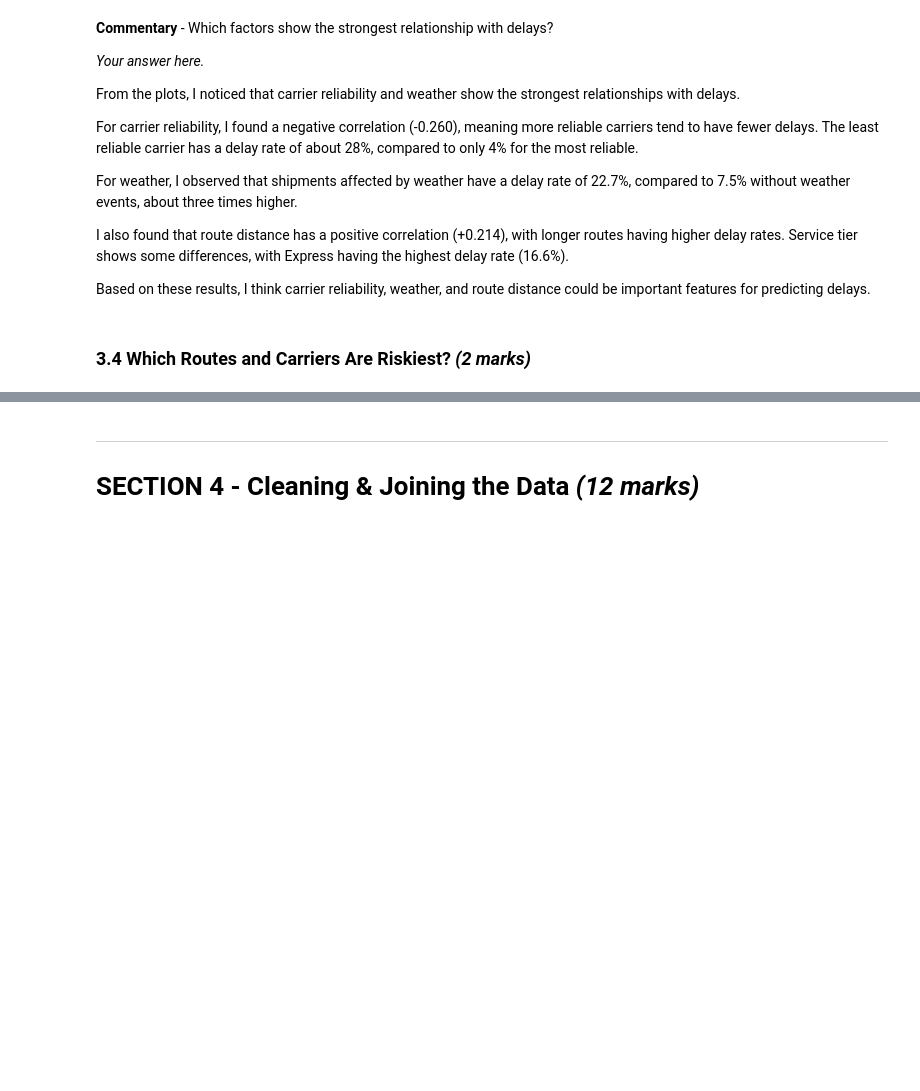
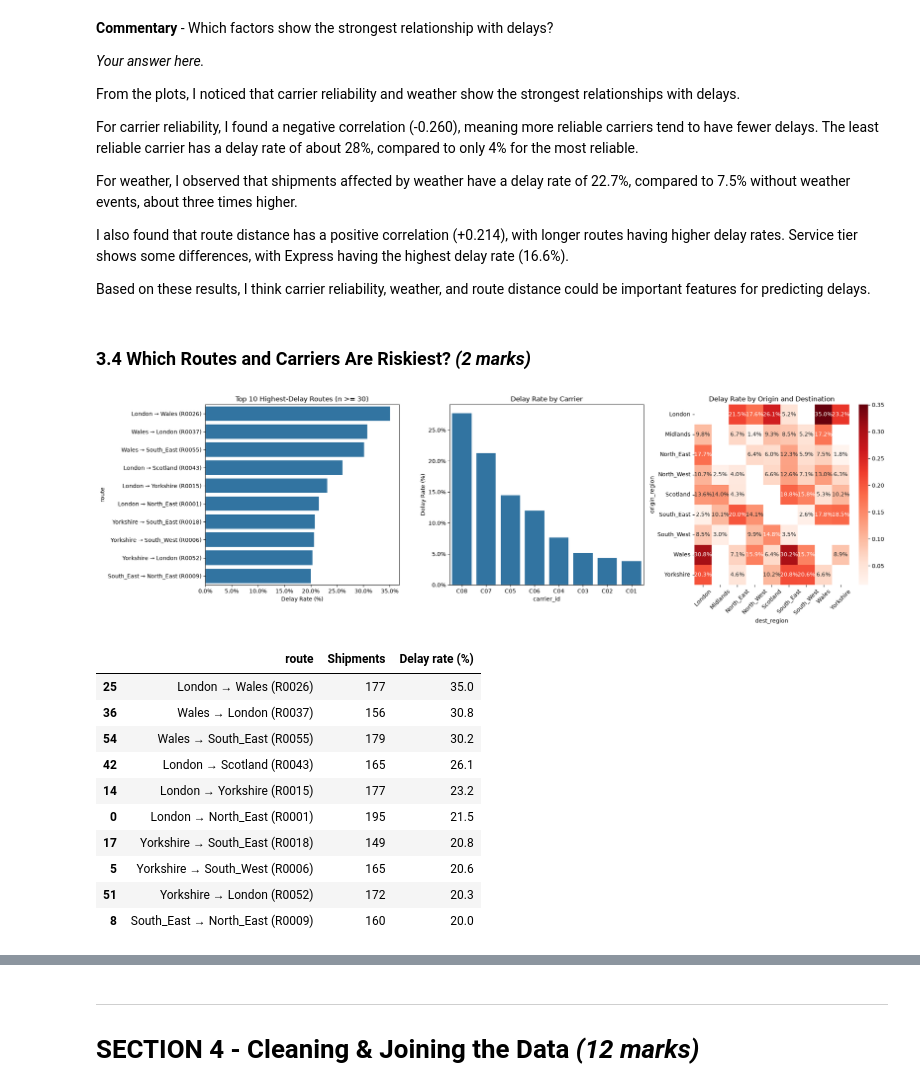
Before and after one commit to ThanhDiemNguyen/swiftroute-delivery-delay-prediction, a Jupyter notebook: notebooks/coursework.ipynb, the cells around one changed output, grey strips where cells are left out. Drawn from its saved outputs; the diff is of its cells as text; code cells hidden in the pictures; blank space fills up the shorter version.

```diff
--- a/notebooks/coursework.ipynb
+++ b/notebooks/coursework.ipynb
@@ -246,8 +246,28 @@ Based on these results, I think carrier reliability, weather, and route distance
 # %%
 # *(2 marks)* Show: top 10 highest-delay routes, delay rate by carrier,
 # and a heatmap of delay rate by origin x destination region.
 
 # Your code here
+from swiftroute.plots import plot_risky_routes_carriers
+
+route_risk = plot_risky_routes_carriers(data)
+
+top10 = route_risk[route_risk["n"] >= 30].nlargest(10, "delay_rate").copy()
+top10["delay_rate"] = (top10["delay_rate"] * 100).round(1)
+display(top10[["route", "n", "delay_rate"]].rename(columns={"n": "Shipments", "delay_rate": "Delay rate (%)"}))
+# %% [output]
+[figure, added]
+|  | route | Shipments | Delay rate (%) |
+| 25 | London → Wales (R0026) | 177 | 35.0 |
+| 36 | Wales → London (R0037) | 156 | 30.8 |
+| 54 | Wales → South_East (R0055) | 179 | 30.2 |
+| 42 | London → Scotland (R0043) | 165 | 26.1 |
+| 14 | London → Yorkshire (R0015) | 177 | 23.2 |
+| 0 | London → North_East (R0001) | 195 | 21.5 |
+| 17 | Yorkshire → South_East (R0018) | 149 | 20.8 |
+| 5 | Yorkshire → South_West (R0006) | 165 | 20.6 |
+| 51 | Yorkshire → London (R0052) | 172 | 20.3 |
+| 8 | South_East → North_East (R0009) | 160 | 20.0 |
 # %% [markdown]
 **Commentary** - Which two route/carrier combinations are riskiest? Business implication?
 
```
Also changed, not shown: parts of 14 cells of this notebook, 5 other files.
